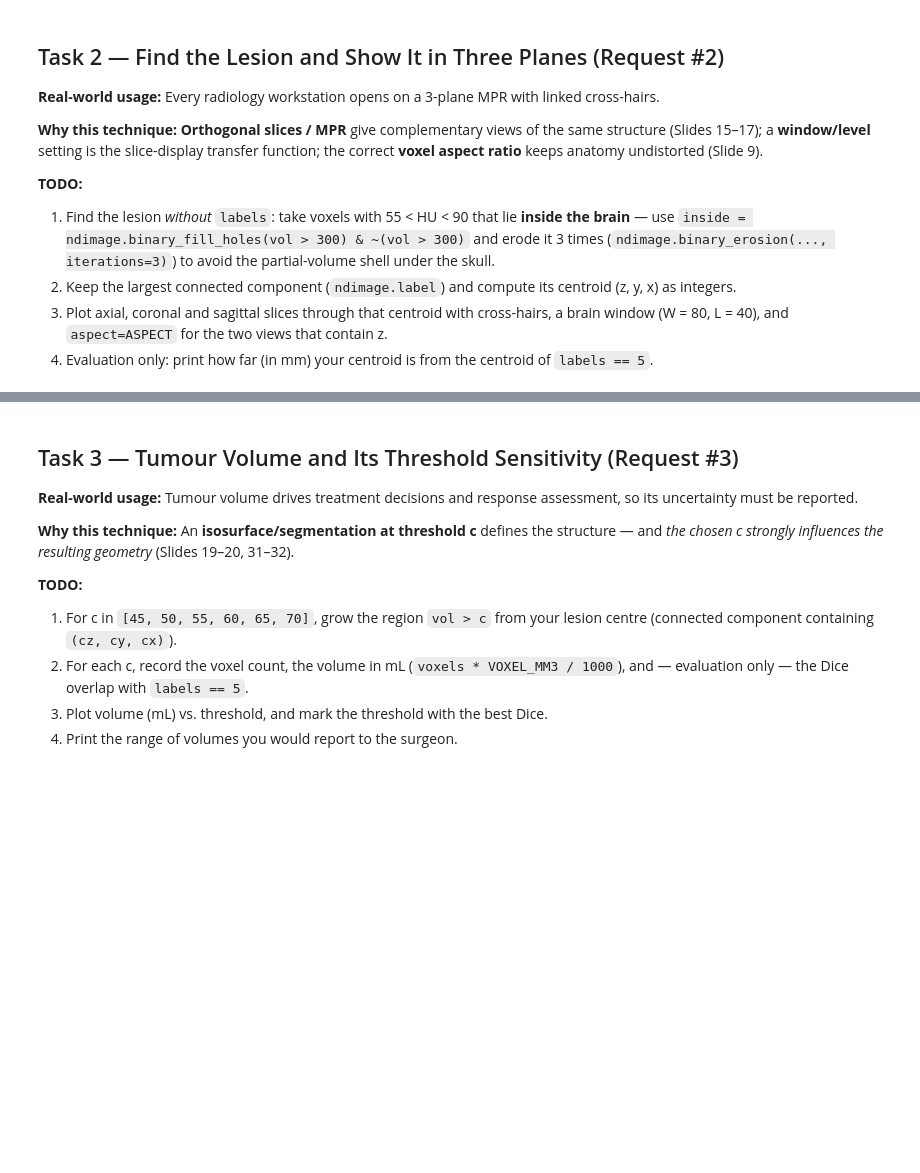
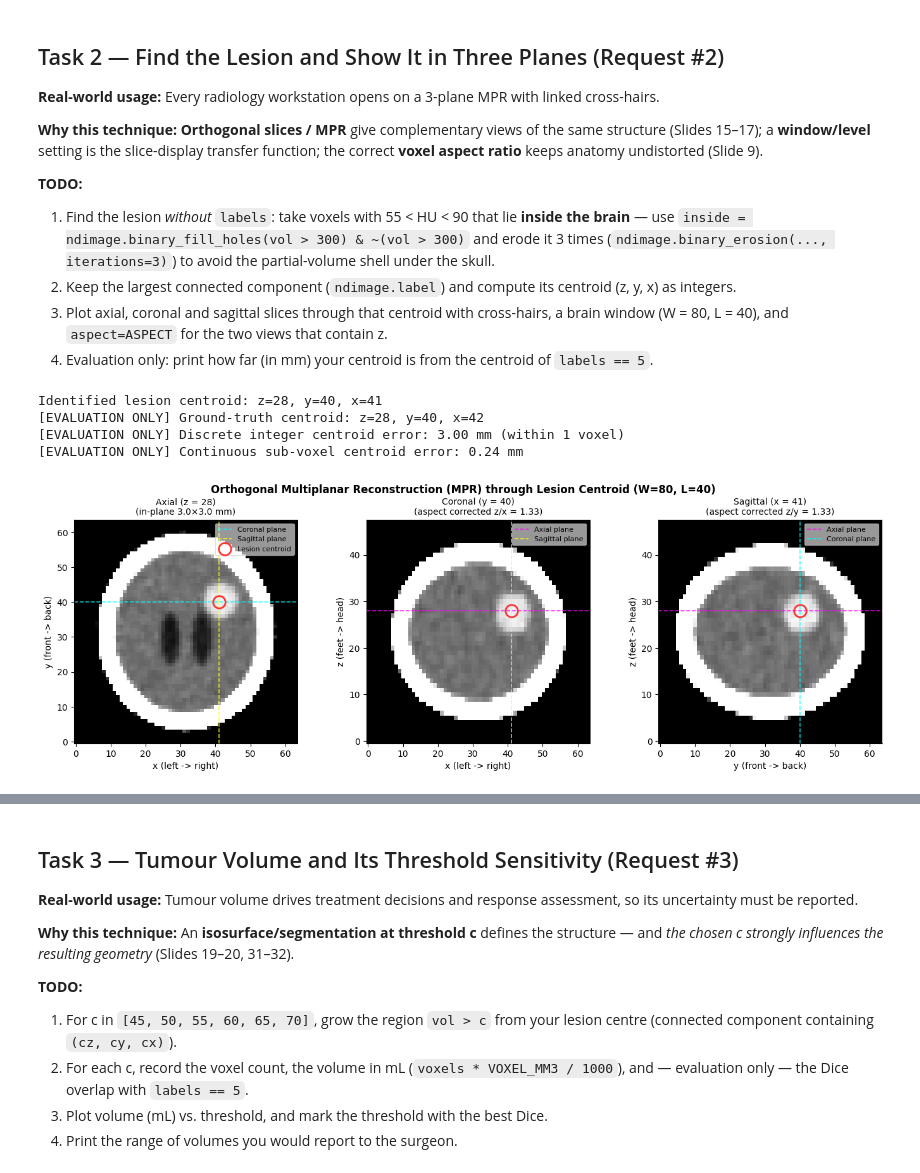
Before and after one commit to adarshm1705/VDUI-unit-3-assignment, a Jupyter notebook: unit3_ppt3_activity.ipynb, the cells around one changed output, grey strips where cells are left out. Cells and saved outputs as stored; diff of their text form; code cells hidden in the pictures; blank space fills up the shorter version.

```diff
--- a/unit3_ppt3_activity.ipynb
+++ b/unit3_ppt3_activity.ipynb
@@ -124,21 +137,73 @@ undistorted (Slide 9).
 # %%
 def window(a, W, L):
     return np.clip((a - (L - W / 2)) / W, 0, 1)
 
-# TODO 1
-candidates = None
+# TODO 1: Find candidates inside brain without using ground truth labels
+bone = vol > 300
+inside = ndimage.binary_fill_holes(bone) & ~bone
+inside_eroded = ndimage.binary_erosion(inside, iterations=3)
+candidates = (vol > 55) & (vol < 90) & inside_eroded
 
-# TODO 2
-lesion = None
-cz, cy, cx = None, None, None
+# TODO 2: Keep largest connected component and compute integer centroid
+comp, _ = ndimage.label(candidates)
+counts = np.bincount(comp.ravel())
+counts[0] = 0
+lesion = comp == np.argmax(counts)
+cz, cy, cx = np.round(np.argwhere(lesion).mean(axis=0)).astype(int)
+print(f"Identified lesion centroid: z={cz}, y={cy}, x={cx}")
 
-# TODO 3
+# TODO 3: Plot axial, coronal, and sagittal orthogonal planes through centroid
 fig, axes = plt.subplots(1, 3, figsize=(14, 4.6))
 
+# Axial view (x - y, z = cz)
+axes[0].imshow(window(vol[cz], 80, 40), cmap="gray", origin="lower")
+axes[0].axhline(cy, color="#00ffff", linestyle="--", alpha=0.8, lw=1.2, label="Coronal plane")
+axes[0].axvline(cx, color="#ffff00", linestyle="--", alpha=0.8, lw=1.2, label="Sagittal plane")
+axes[0].plot(cx, cy, "o", mfc="none", mec="#ff3333", ms=14, mew=2, label="Lesion centroid")
+axes[0].set_title(f"Axial (z = {cz})\n(in-plane 3.0×3.0 mm)", fontsize=10)
+axes[0].set_xlabel("x (left -> right)")
+axes[0].set_ylabel("y (front -> back)")
 
-plt.tight_layout(); plt.show()
+# Coronal view (x - z, y = cy)
+axes[1].imshow(window(vol[:, cy, :], 80, 40), cmap="gray", origin="lower", aspect=ASPECT)
+axes[1].axhline(cz, color="#ff00ff", linestyle="--", alpha=0.8, lw=1.2, label="Axial plane")
+axes[1].axvline(cx, color="#ffff00", linestyle="--", alpha=0.8, lw=1.2, label="Sagittal plane")
+axes[1].plot(cx, cz, "o", mfc="none", mec="#ff3333", ms=14, mew=2)
+axes[1].set_title(f"Coronal (y = {cy})\n(aspect corrected z/x = {ASPECT:.2f})", fontsize=10)
+axes[1].set_xlabel("x (left -> right)")
+axes[1].set_ylabel("z (feet -> head)")
+
+# Sagittal view (y - z, x = cx)
+axes[2].imshow(window(vol[:, :, cx], 80, 40), cmap="gray", origin="lower", aspect=ASPECT)
+axes[2].axhline(cz, color="#ff00ff", linestyle="--", alpha=0.8, lw=1.2, label="Axial plane")
+axes[2].axvline(cy, color="#00ffff", linestyle="--", alpha=0.8, lw=1.2, label="Coronal plane")
+axes[2].plot(cy, cz, "o", mfc="none", mec="#ff3333", ms=14, mew=2)
+axes[2].set_title(f"Sagittal (x = {cx})\n(aspect corrected z/y = {ASPECT:.2f})", fontsize=10)
+axes[2].set_xlabel("y (front -> back)")
+axes[2].set_ylabel("z (feet -> head)")
+
+for ax in axes:
+    ax.legend(loc="upper right", fontsize=8, framealpha=0.6)
+
+plt.suptitle("Orthogonal Multiplanar Reconstruction (MPR) through Lesion Centroid (W=80, L=40)", fontsize=12, fontweight="bold")
+plt.tight_layout()
+plt.show()
 
 # TODO 4 (evaluation only)
+true_centroid = np.round(np.argwhere(labels == 5).mean(axis=0)).astype(int)
+true_centroid_float = np.argwhere(labels == 5).mean(axis=0)
+pred_centroid_float = np.argwhere(lesion).mean(axis=0)
+discrete_err_mm = np.linalg.norm((np.array([cz, cy, cx]) - true_centroid) * np.array(SPACING))
+subvoxel_err_mm = np.linalg.norm((pred_centroid_float - true_centroid_float) * np.array(SPACING))
+print(f"[EVALUATION ONLY] Ground-truth centroid: z={true_centroid[0]}, y={true_centroid[1]}, x={true_centroid[2]}")
+print(f"[EVALUATION ONLY] Discrete integer centroid error: {discrete_err_mm:.2f} mm (within 1 voxel)")
+print(f"[EVALUATION ONLY] Continuous sub-voxel centroid error: {subvoxel_err_mm:.2f} mm")
+# %% [output]
+Identified lesion centroid: z=28, y=40, x=41
+[EVALUATION ONLY] Ground-truth centroid: z=28, y=40, x=42
+[EVALUATION ONLY] Discrete integer centroid error: 3.00 mm (within 1 voxel)
+[EVALUATION ONLY] Continuous sub-voxel centroid error: 0.24 mm
+[figure, added]
 # %% [markdown]
 **Reflection:** Why did you need the erosion step? Explain in terms of the **partial-volume effect** and the
 overlapping intensity ranges the lecture lists as a transfer-function challenge (Slide 28).
```
Also changed, not shown: parts of 10 cells of this notebook, 1 other file.
